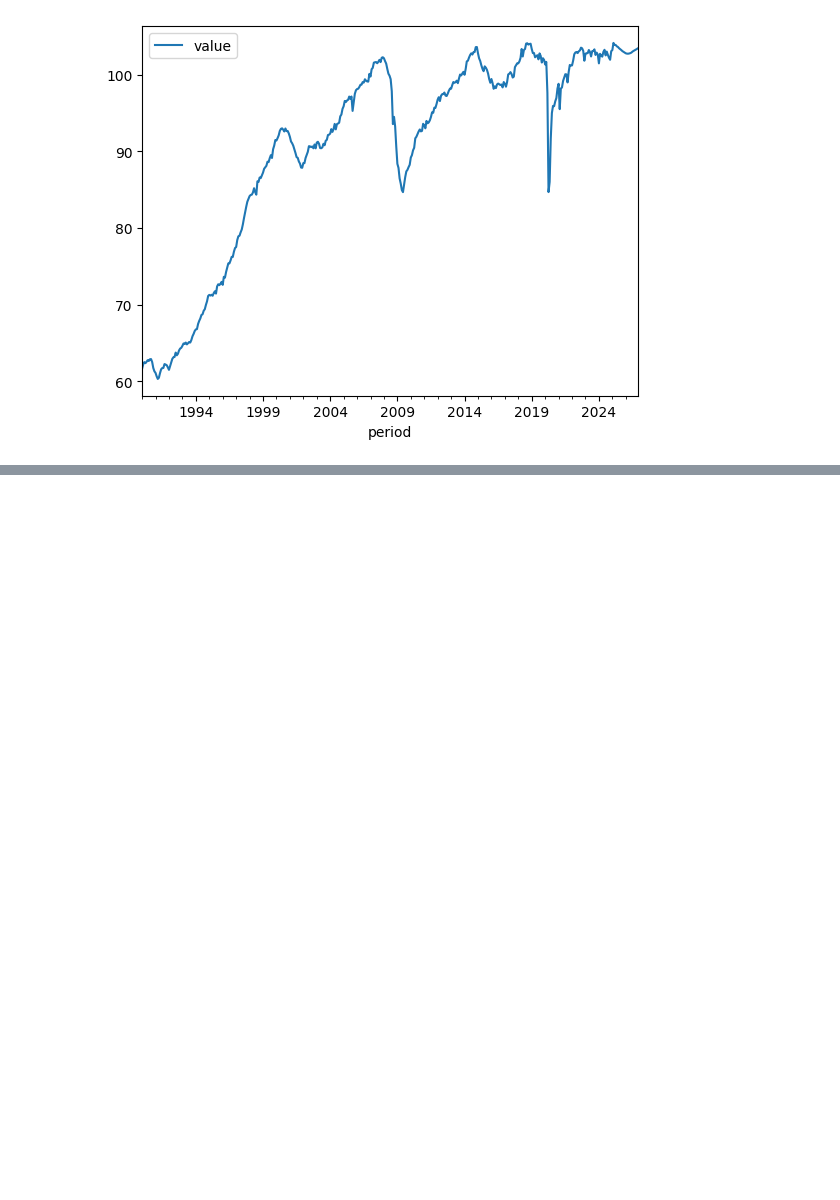
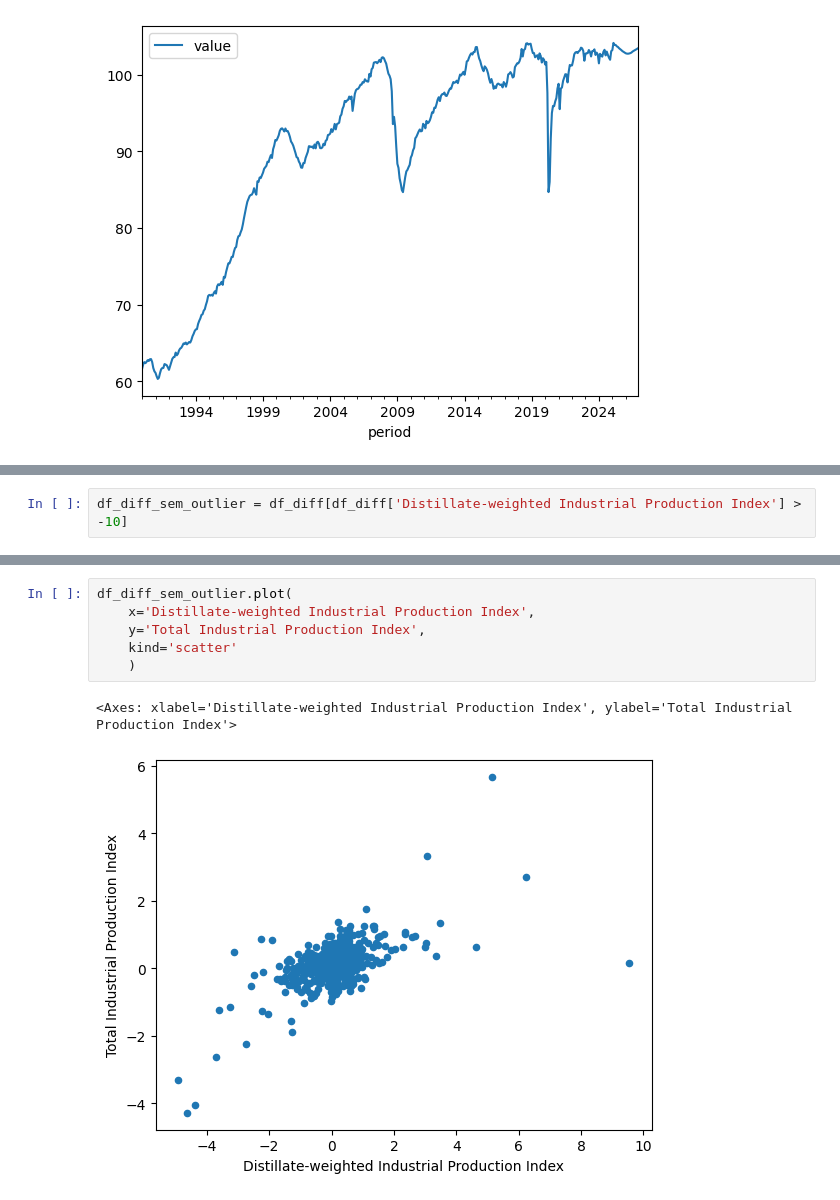
Before and after one commit to fernandosbrj/eda_eia, a Jupyter notebook: eiaAPI.ipynb, the cells around one changed output, grey strips where cells are left out. Saved outputs shown, nothing was run; the diff lists cells and outputs as text; blank space fills up the shorter version.

```diff
--- a/eiaAPI.ipynb
+++ b/eiaAPI.ipynb
@@ -96,0 +159,2 @@ industrial_prod[industrial_prod.seriesId=='ZOTOIUS'].plot(x='period', y='value')
+# %%
+df_diff_sem_outlier = df_diff[df_diff['Distillate-weighted Industrial Production Index'] > -10]
@@ -96,0 +175,9 @@ industrial_prod[industrial_prod.seriesId=='ZOTOIUS'].plot(x='period', y='value')
+# %%
+df_diff_sem_outlier.plot(
+    x='Distillate-weighted Industrial Production Index',
+    y='Total Industrial Production Index',
+    kind='scatter'
+    )
+# %% [output]
+<Axes: xlabel='Distillate-weighted Industrial Production Index', ylabel='Total Industrial Production Index'>
+[figure, added]
```
Also changed, not shown: parts of 14 cells of this notebook.
